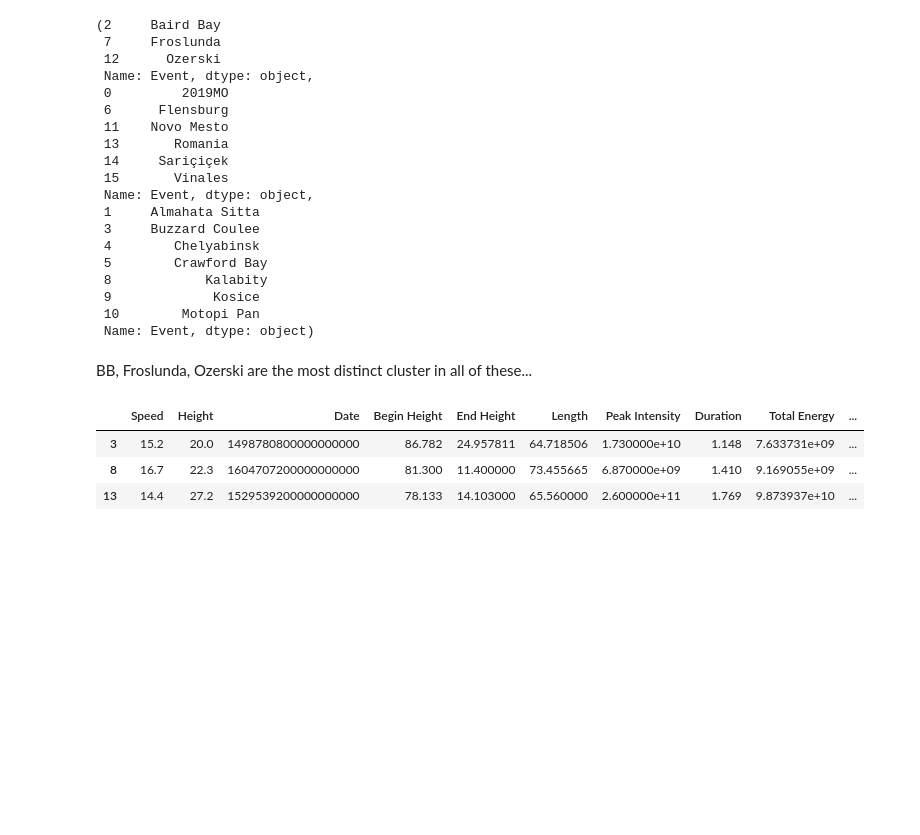
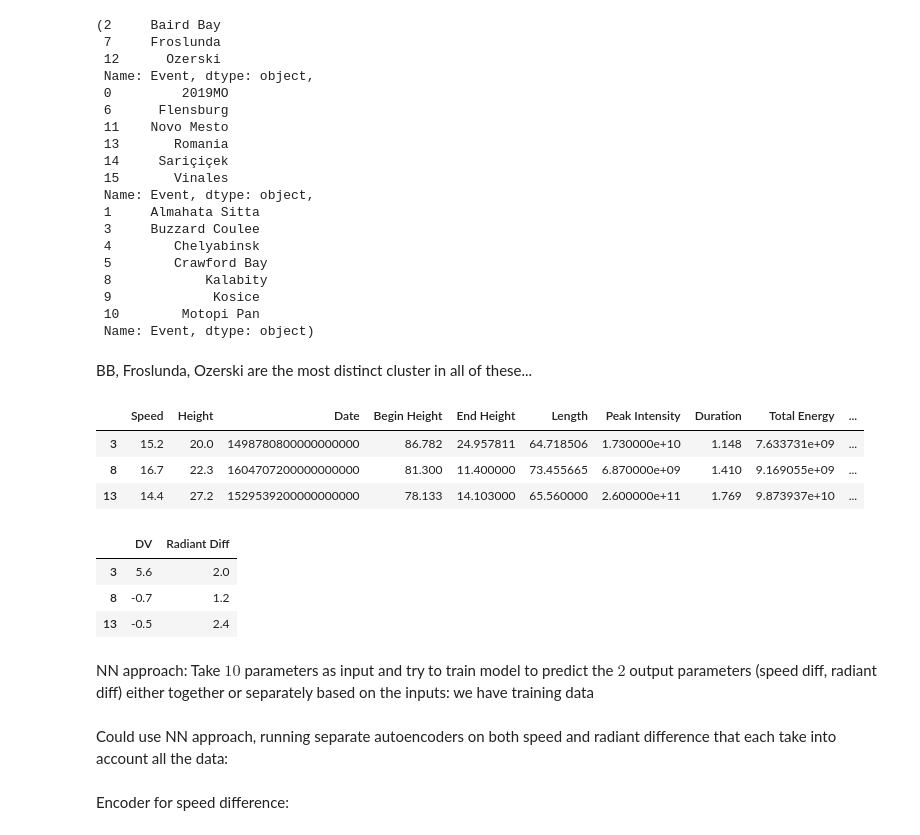
Before and after one commit to ia-chow/Thesis, a Jupyter notebook: speed_radiant_difference/speed_radiant_difference.ipynb, the cells around one changed output. Cells and saved outputs as stored; diff of their text form; code cells hidden in the pictures; blank space fills up the shorter version.

Commit message:
updated notebook with more dimensionality reduction analysis and the (incorrect) NN code that I'll have to redo if I ever come back to this uncertainty estimation problem...

```diff
--- a/speed_radiant_difference/speed_radiant_difference.ipynb
+++ b/speed_radiant_difference/speed_radiant_difference.ipynb
@@ -686,3 +689,14 @@ x_df.iloc[indices_g1][variables]
 | 3 | 15.2 | 20.0 | 1498780800000000000 | 86.782 | 24.957811 | 64.718506 | 1.730000e+10 | 1.148 | 7.633731e+09 | ... |
 | 8 | 16.7 | 22.3 | 1604707200000000000 | 81.300 | 11.400000 | 73.455665 | 6.870000e+09 | 1.410 | 9.169055e+09 | ... |
 | 13 | 14.4 | 27.2 | 1529539200000000000 | 78.133 | 14.103000 | 65.560000 | 2.600000e+11 | 1.769 | 9.873937e+10 | ... |
+# %%
+y_df.iloc[indices_g1]
+# %% [output]
+|  | DV | Radiant Diff |
+| 3 | 5.6 | 2.0 |
+| 8 | -0.7 | 1.2 |
+| 13 | -0.5 | 2.4 |
+# %% [markdown]
+NN approach: Take $10$ parameters as input and try to train model to predict the $2$ output parameters (speed diff, radiant diff) either together or separately based on the inputs: we have training data
+# %% [markdown]
+Could use NN approach, running separate autoencoders on both speed and radiant difference that each take into account all the data:
@@ -688,0 +707,2 @@ x_df.iloc[indices_g1][variables]
+# %% [markdown]
+Encoder for speed difference:
```
Also changed, not shown: parts of 26 cells of this notebook.
